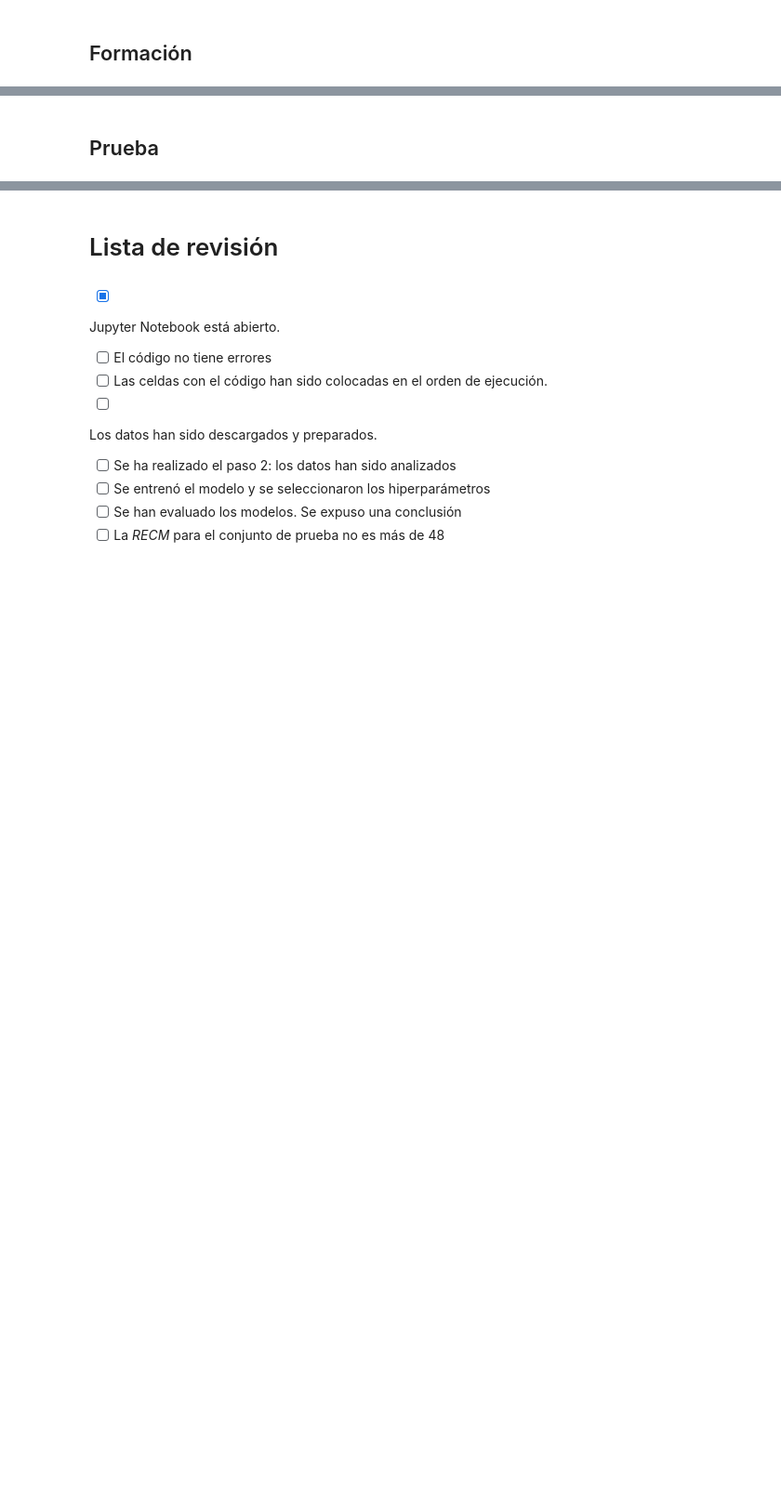
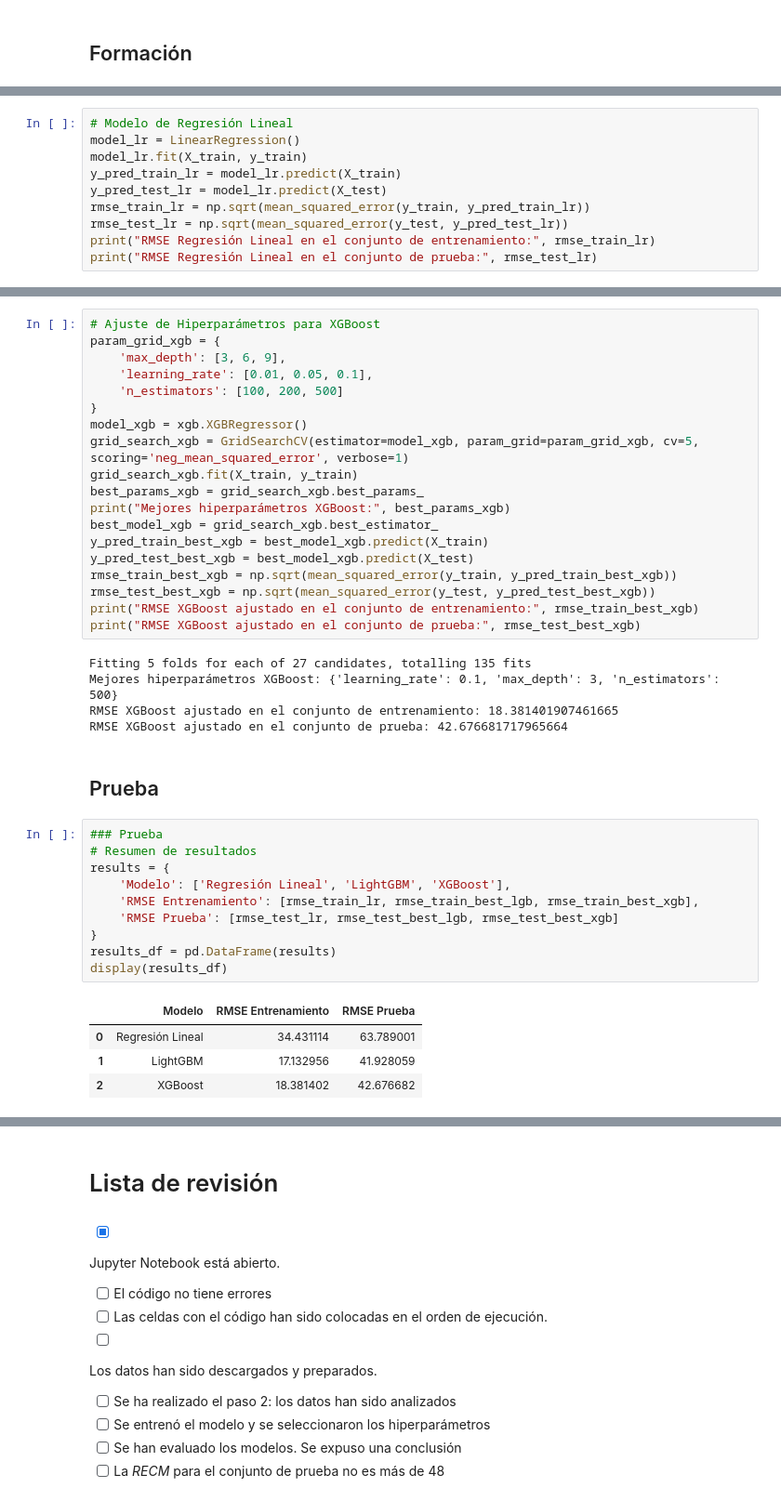
Before and after one commit to ErayFaSol/Sprint-13-Series-temporales, a Jupyter notebook: proyecto13.ipynb, the cells around one changed output, grey strips where cells are left out. Shown at 93% size. Saved outputs shown, nothing was run; the diff lists cells and outputs as text; blank space fills up the shorter version.

```diff
--- a/proyecto13.ipynb
+++ b/proyecto13.ipynb
@@ -185,0 +358,10 @@ plt.show()
+# %%
+# Modelo de Regresión Lineal
+model_lr = LinearRegression()
+model_lr.fit(X_train, y_train)
+y_pred_train_lr = model_lr.predict(X_train)
+y_pred_test_lr = model_lr.predict(X_test)
+rmse_train_lr = np.sqrt(mean_squared_error(y_train, y_pred_train_lr))
+rmse_test_lr = np.sqrt(mean_squared_error(y_test, y_pred_test_lr))
+print("RMSE Regresión Lineal en el conjunto de entrenamiento:", rmse_train_lr)
+print("RMSE Regresión Lineal en el conjunto de prueba:", rmse_test_lr)
@@ -186,2 +408,41 @@ plt.show()
+# %%
+# Ajuste de Hiperparámetros para XGBoost
+param_grid_xgb = {
+    'max_depth': [3, 6, 9],
+    'learning_rate': [0.01, 0.05, 0.1],
+    'n_estimators': [100, 200, 500]
+}
+model_xgb = xgb.XGBRegressor()
+grid_search_xgb = GridSearchCV(estimator=model_xgb, param_grid=param_grid_xgb, cv=5, scoring='neg_mean_squared_error', verbose=1)
+grid_search_xgb.fit(X_train, y_train)
+best_params_xgb = grid_search_xgb.best_params_
+print("Mejores hiperparámetros XGBoost:", best_params_xgb)
+best_model_xgb = grid_search_xgb.best_estimator_
+y_pred_train_best_xgb = best_model_xgb.predict(X_train)
+y_pred_test_best_xgb = best_model_xgb.predict(X_test)
+rmse_train_best_xgb = np.sqrt(mean_squared_error(y_train, y_pred_train_best_xgb))
+rmse_test_best_xgb = np.sqrt(mean_squared_error(y_test, y_pred_test_best_xgb))
+print("RMSE XGBoost ajustado en el conjunto de entrenamiento:", rmse_train_best_xgb)
+print("RMSE XGBoost ajustado en el conjunto de prueba:", rmse_test_best_xgb)
+# %% [output]
+Fitting 5 folds for each of 27 candidates, totalling 135 fits
+Mejores hiperparámetros XGBoost: {'learning_rate': 0.1, 'max_depth': 3, 'n_estimators': 500}
+RMSE XGBoost ajustado en el conjunto de entrenamiento: 18.381401907461665
+RMSE XGBoost ajustado en el conjunto de prueba: 42.676681717965664
 # %% [markdown]
 ## Prueba
+# %%
+### Prueba
+# Resumen de resultados
+results = {
+    'Modelo': ['Regresión Lineal', 'LightGBM', 'XGBoost'],
+    'RMSE Entrenamiento': [rmse_train_lr, rmse_train_best_lgb, rmse_train_best_xgb],
+    'RMSE Prueba': [rmse_test_lr, rmse_test_best_lgb, rmse_test_best_xgb]
+}
+results_df = pd.DataFrame(results)
+display(results_df)
+# %% [output]
+|  | Modelo | RMSE Entrenamiento | RMSE Prueba |
+| 0 | Regresión Lineal | 34.431114 | 63.789001 |
+| 1 | LightGBM | 17.132956 | 41.928059 |
+| 2 | XGBoost | 18.381402 | 42.676682 |
```
Also changed, not shown: parts of 20 cells of this notebook.
